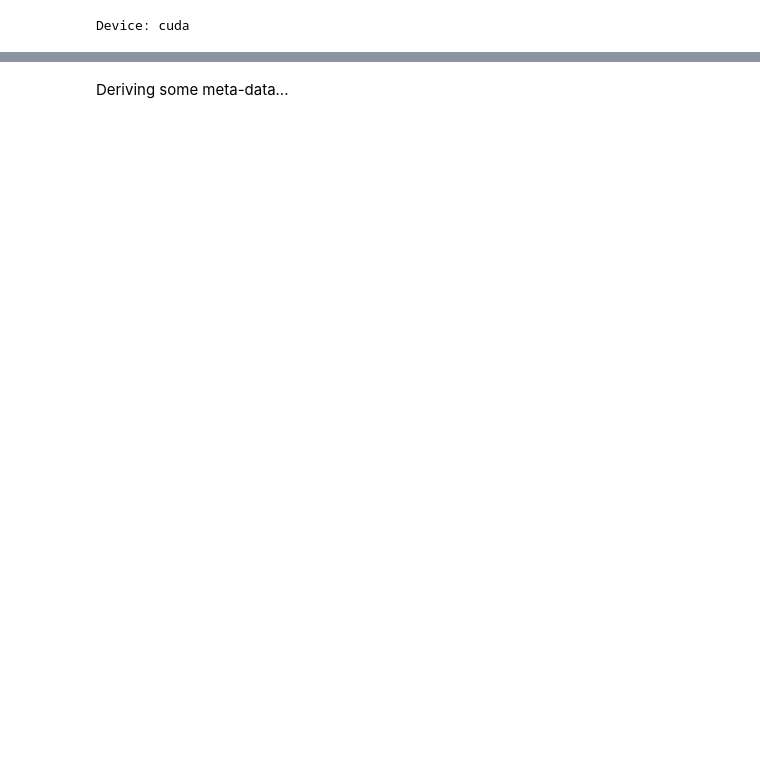
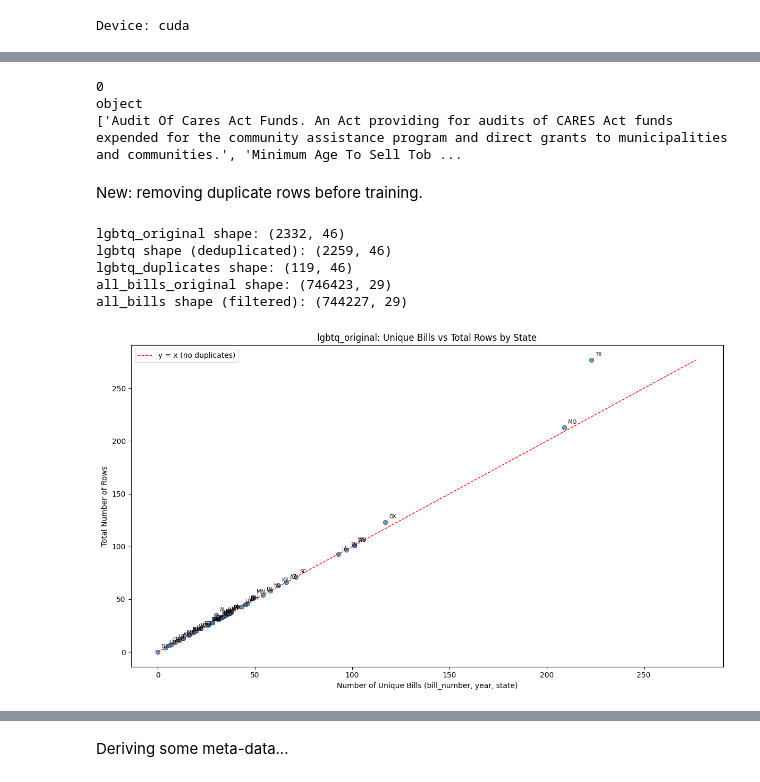
Before and after one commit to Arc-Radius/arc-radius-api, a Jupyter notebook: pipeline/notebooks/relevance_and_stance_classifiers_final.ipynb, the cells around one changed output, grey strips where cells are left out. Drawn from its saved outputs; the diff is of its cells as text; code cells hidden in the pictures; blank space fills up the shorter version.

```diff
--- a/pipeline/notebooks/relevance_and_stance_classifiers_final.ipynb
+++ b/pipeline/notebooks/relevance_and_stance_classifiers_final.ipynb
@@ -29,0 +49,5 @@ THRESHOLD = 0.60 # originally 0.5. modulated by ishani to minimize false positiv
+# %%
+all_bills['year'] = pd.to_datetime(all_bills['status_date']).dt.year
+all_bills['year'] = all_bills['year'].fillna(all_bills['year']).astype('Int64')
+
+all_bills['text'] = all_bills['title'].fillna('') + '. ' + all_bills['description'].fillna('')
@@ -29,0 +69,68 @@ THRESHOLD = 0.60 # originally 0.5. modulated by ishani to minimize false positiv
+# %%
+print(all_bills['text'].isna().sum())
+print(all_bills['text'].dtype)
+print(all_bills['text'].head(10).tolist())
+# %% [output]
+0
+object
+['Audit Of Cares Act Funds. An Act providing for audits of CARES Act funds expended for the community assistance program and direct grants to municipalities and communities.', 'Minimum Age To Sell Tob ...
+# %% [markdown]
+New: removing duplicate rows before training.
+# %%
+# Save copies of original dataframes
+lgbtq_original = lgbtq.copy()
+all_bills_original = all_bills.copy()
+
+# Isolate duplicate rows in lgbtq (keeping all occurrences)
+lgbtq_duplicates = lgbtq[lgbtq.duplicated(subset=['bill_number', 'year', 'state'], keep=False)]
+
+# Remove duplicate rows in lgbtq based on bill_number, year, and state
+lgbtq = lgbtq.drop_duplicates(subset=['bill_number', 'year', 'state'])
+
+# Create a set of (bill_number, year, state) tuples from the cleaned lgbtq df
+lgbtq_keys = set(zip(lgbtq['bill_number'], lgbtq['year'], lgbtq['state']))
+
+# Remove matching bills from all_bills
+mask = ~pd.Series(zip(all_bills['bill_number'], all_bills['year'], all_bills['state'])).isin(lgbtq_keys)
+all_bills = all_bills[mask].reset_index(drop=True)
+
+print(f"lgbtq_original shape: {lgbtq_original.shape}")
+print(f"lgbtq shape (deduplicated): {lgbtq.shape}")
+print(f"lgbtq_duplicates shape: {lgbtq_duplicates.shape}")
+print(f"all_bills_original shape: {all_bills_original.shape}")
+print(f"all_bills shape (filtered): {all_bills.shape}")
+# %% [output]
+lgbtq_original shape: (2332, 46)
+lgbtq shape (deduplicated): (2259, 46)
+lgbtq_duplicates shape: (119, 46)
+all_bills_original shape: (746423, 29)
+all_bills shape (filtered): (744227, 29)
+# %%
+import matplotlib.pyplot as plt
+
+def plot_unique_vs_total(df, title="Unique Bills vs Total Rows by State"):
+    state_stats = []
+    for state in all_states:
+        state_df = df[df['state'] == state]
+        total_rows = len(state_df)
+        unique_bills = state_df.drop_duplicates(subset=['bill_number', 'year', 'state']).shape[0]
+        state_stats.append({'state': state, 'unique_bills': unique_bills, 'total_rows': total_rows})
+
+    stats_df = pd.DataFrame(state_stats)  # all states included, even zeros
+
+    plt.figure(figsize=(12, 7))
+    plt.scatter(stats_df['unique_bills'], stats_df['total_rows'], alpha=0.7, edgecolors='black', linewidths=0.5)
+
+    for _, row in stats_df.iterrows():
+        plt.annotate(row['state'], (row['unique_bills'], row['total_rows']),
+                     textcoords="offset points", xytext=(5, 5), fontsize=7)
+
+    max_val = max(stats_df['unique_bills'].max(), stats_df['total_rows'].max())
+    plt.plot([0, max_val], [0, max_val], 'r--', linewidth=1, label='y = x (no duplicates)')
+
+    plt.xlabel("Number of Unique Bills (bill_number, year, state)")
+    plt.ylabel("Total Number of Rows")
+    plt.title(title)
+    plt.legend()
+    plt.tight_layout()
+    plt.show()
@@ -29,0 +145,4 @@ THRESHOLD = 0.60 # originally 0.5. modulated by ishani to minimize false positiv
+# %%
+plot_unique_vs_total(lgbtq_original, title="lgbtq_original: Unique Bills vs Total Rows by State")
+# %% [output]
+[figure, added]
```
Also changed, not shown: parts of 52 cells of this notebook, 3 other files.
